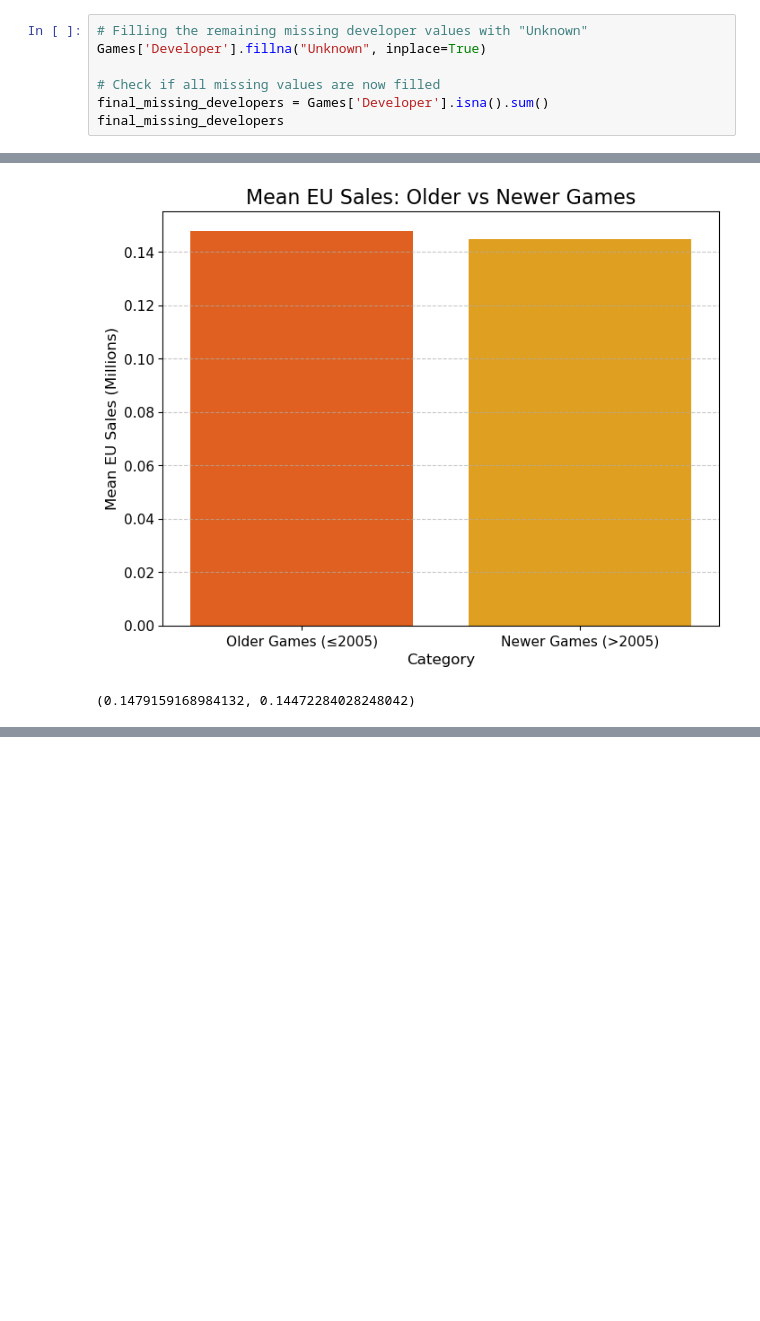
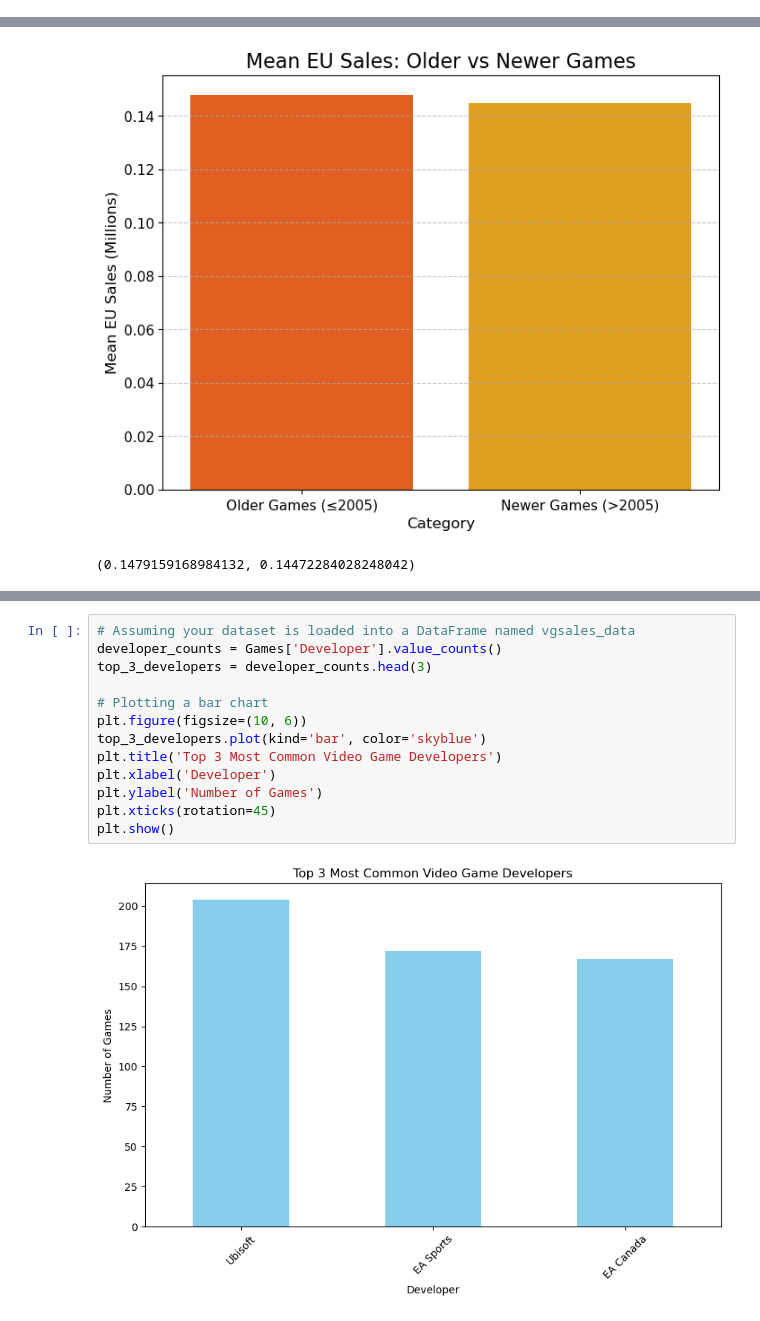
Before and after one commit to FedericoAriton99/CA-1-Data-Visualisation-Techniques, a Jupyter notebook: Federico_Ariton_DVizHDip_CA1.ipynb, the cells around one changed output, grey strips where cells are left out. Drawn from its saved outputs; the diff is of its cells as text; blank space fills up the shorter version.

```diff
--- a/Federico_Ariton_DVizHDip_CA1.ipynb
+++ b/Federico_Ariton_DVizHDip_CA1.ipynb
@@ -100,7 +83,0 @@ remaining_missing_developers
-# %%
-# Filling the remaining missing developer values with "Unknown"
-Games['Developer'].fillna("Unknown", inplace=True)
-
-# Check if all missing values are now filled
-final_missing_developers = Games['Developer'].isna().sum()
-final_missing_developers
@@ -347,0 +303,15 @@ most_common_developers
+# %%
+# Assuming your dataset is loaded into a DataFrame named vgsales_data
+developer_counts = Games['Developer'].value_counts()
+top_3_developers = developer_counts.head(3)
+
+# Plotting a bar chart
+plt.figure(figsize=(10, 6))
+top_3_developers.plot(kind='bar', color='skyblue')
+plt.title('Top 3 Most Common Video Game Developers')
+plt.xlabel('Developer')
+plt.ylabel('Number of Games')
+plt.xticks(rotation=45)
+plt.show()
+# %% [output]
+[figure, added]
```
Also changed, not shown: parts of 21 cells of this notebook, 1 other file.
